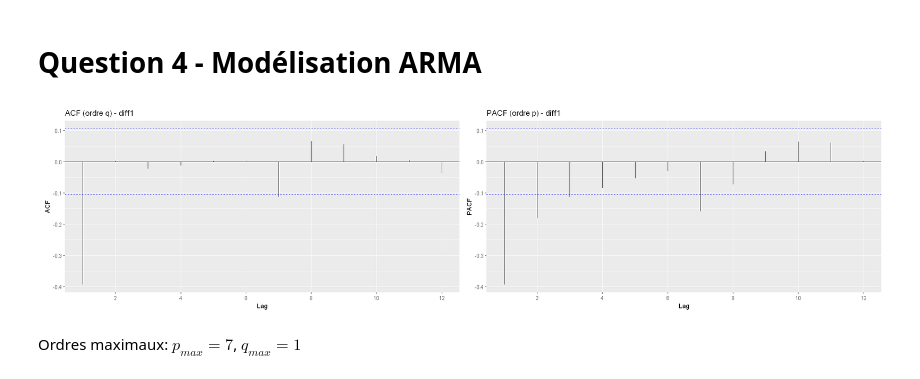
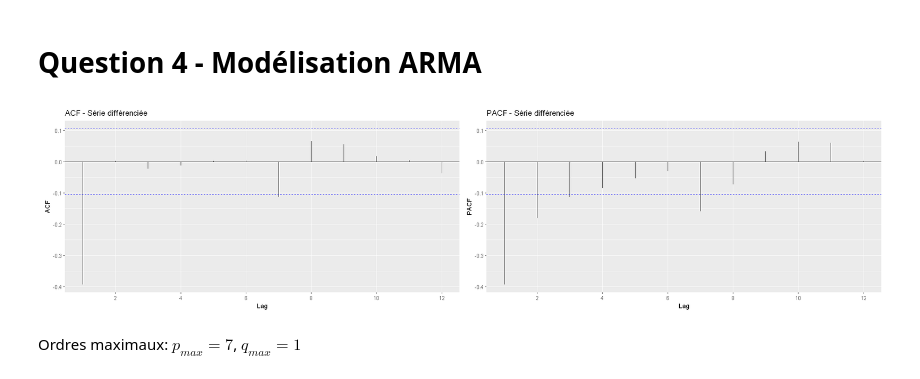
Before and after one commit to kouame1999/Projet_serie-temporelle, a Jupyter notebook: code.ipynb, the cells around one changed output. Saved outputs shown, nothing was run; the diff lists cells and outputs as text; code cells hidden in the pictures.

```diff
--- a/code.ipynb
+++ b/code.ipynb
@@ -152,13 +151,13 @@ Le test KPSS ne rejette pas l'hypothèse de stationnarité.
 # %%
 library(ggplot2)
 library(patchwork)
 library(forecast)
 
 figsize(20, 5)
-(ggAcf(diff1, lag.max = 12) + labs(title = "ACF (ordre q) - diff1")
-     + ggPacf(diff1, lag.max = 12) + labs(title = "PACF (ordre p) - diff1"));
+(ggAcf(diff1, lag.max = 12) + labs(title = "ACF - Série différenciée")
+     + ggPacf(diff1, lag.max = 12) + labs(title = "PACF - Série différenciée"));
 # %% [output]
-[figure, old version]
+[figure, new version]
 # %% [markdown]
 Ordres maximaux: $p_{max}=7$, $q_{max}=1$
 # %% [markdown]
```
Also changed, not shown: parts of 15 cells of this notebook, 1 other file.
